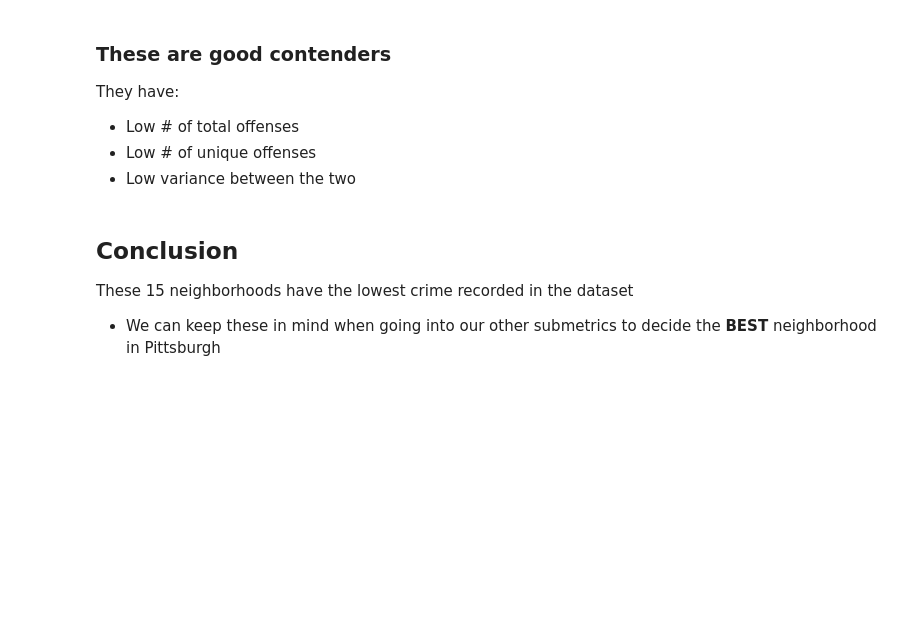
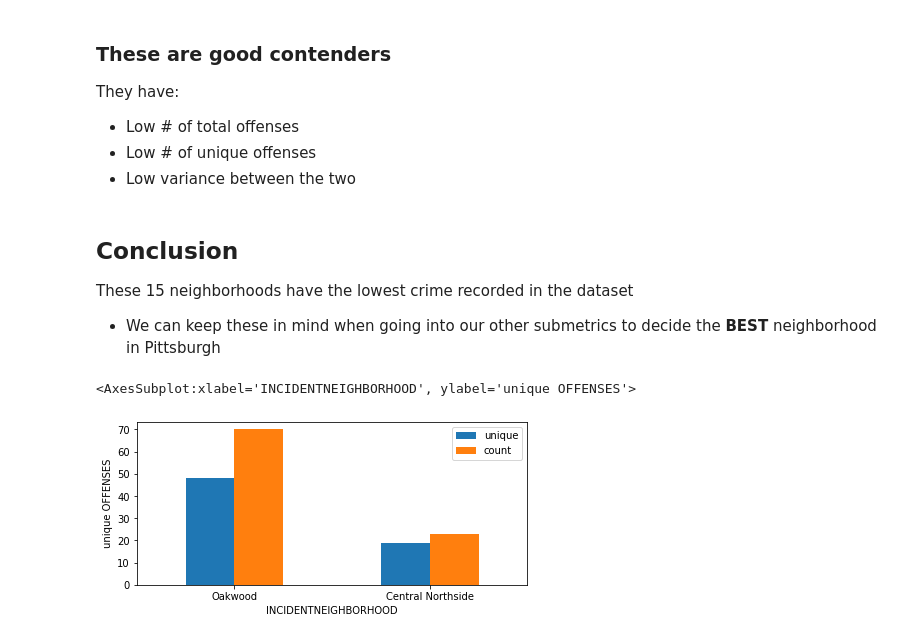
Before and after one commit to strobosco/bigideasfinal, a Jupyter notebook: safety.ipynb, the cells around one changed output. Cells and saved outputs as stored; diff of their text form; code cells hidden in the pictures; blank space fills up the shorter version.

Commit message:
update main, add images dir

```diff
--- a/safety.ipynb
+++ b/safety.ipynb
@@ -96,3 +96,8 @@ They have:
 
 These 15 neighborhoods have the lowest crime recorded in the dataset
 * We can keep these in mind when going into our other submetrics to decide the **BEST** neighborhood in Pittsburgh
+# %%
+df.loc[['Oakwood','Central Northside']].plot.bar(y=['unique', 'count'], ylabel='unique OFFENSES', figsize=(10,4), rot=0)
+# %% [output]
+<AxesSubplot:xlabel='INCIDENTNEIGHBORHOOD', ylabel='unique OFFENSES'>
+[figure, added]
```
Also changed, not shown: 3 other files.
